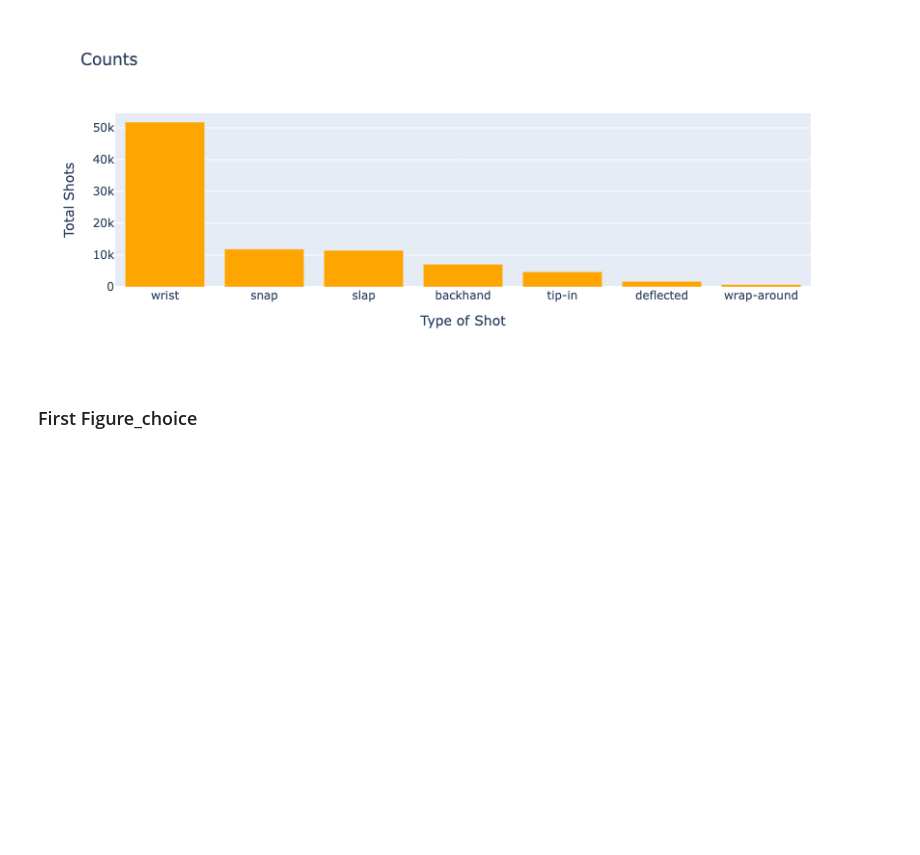
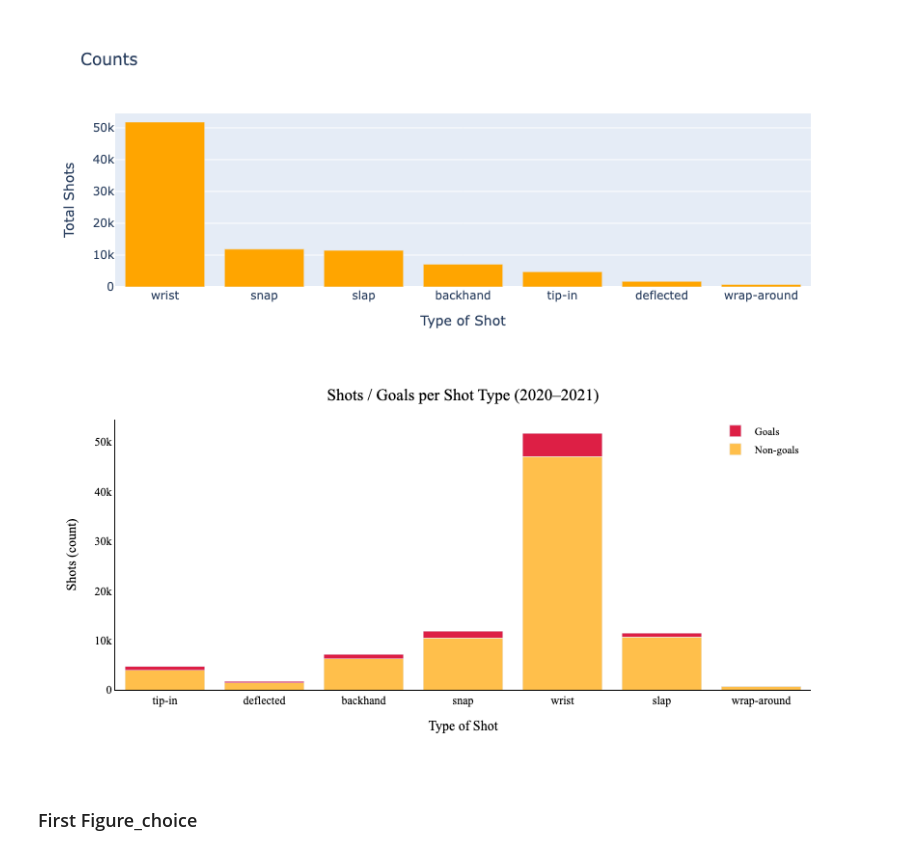
Before and after one commit to AbdelhamidRouatbi/data-science-code, a Jupyter notebook: notebooks/Step_5_simple_vis.ipynb, the cells around one changed output. Cells and saved outputs as stored; diff of their text form; code cells hidden in the pictures; blank space fills up the shorter version.

```diff
--- a/notebooks/Step_5_simple_vis.ipynb
+++ b/notebooks/Step_5_simple_vis.ipynb
@@ -130,6 +130,78 @@ fig.update_layout(
 fig.show()
 # %% [output]
 [figure]
+# %%
+import numpy as np
+import plotly.graph_objects as go
+
+# Order by goal rate (you already had this)
+order = ratios.sort_values(ascending=False).index
+ratios_sorted = ratios.loc[order]
+sums_shots_sorted = sums_shots.loc[order]
+
+# If ratios are in percent (e.g., 12.3 for 12.3%), convert to proportion
+# Comment this out if your ratios are already in [0,1].
+ratios_prop = ratios_sorted / 100.0
+
+# Compute counts
+goals_counts = (ratios_prop * sums_shots_sorted).astype(float)
+non_goals_counts = (sums_shots_sorted - goals_counts).clip(lower=0).astype(float)
+
+fig = go.Figure()
+
+# Stacked bars: Goals + Non-goals = Total shots
+
+fig.add_trace(go.Bar(
+    x=sums_shots_sorted.index.astype(str),
+    y=non_goals_counts.values,
+    name="Non-goals",
+    marker_color="orange",
+    opacity=0.7
+))
+fig.add_trace(go.Bar(
+    x=sums_shots_sorted.index.astype(str),
+    y=goals_counts.values,
+    name="Goals",
+    marker_color="crimson",
+    opacity=0.95
+))
+
+
+family_titles = "Times New Roman"
+fig.update_layout(
+    plot_bgcolor="white",
+    paper_bgcolor="white",
+    title=dict(
+        text="Shots / Goals per Shot Type (2020–2021)",
+        font=dict(size=17, family=family_titles, color="black"),
+        x=0.5,
+        pad=dict(t=1)
+    ),
+    xaxis=dict(
+        title=dict(text="Type of Shot", font=dict(size=14, family=family_titles, color="black")),
+        tickfont=dict(size=12, family=family_titles, color="black"),
+        showgrid=False, zeroline=False, showline=True, linecolor="black", linewidth=1
+    ),
+    yaxis=dict(
+        title=dict(text="Shots (count)", font=dict(size=14, family=family_titles, color="black")),
+        tickfont=dict(size=12, family=family_titles, color="black"),
+        showgrid=False, zeroline=False, showline=True, linecolor="black", linewidth=1
+    ),
+    legend=dict(
+        x=0.99, y=1.01, xanchor="right", yanchor="top",
+        font=dict(size=11, family=family_titles, color="black"),
+        bgcolor="rgba(255,255,255,0.5)"
+    ),
+    barmode="stack",          # <<< stack instead of group
+    margin=dict(t=40),
+    width=800, height=400
+)
+
+#fig.write_image(OUT_PATH_VIS + "Shot_Types_2020_2021.svg")
+#fig.write_image(OUT_PATH_VIS + "Shot_Types_2020_2021.png", scale=5)
+fig.show()
+# %% [output]
+[figure, added]
 # %% [markdown]
 ### First Figure_choice
 # %%
```
Also changed, not shown: parts of 10 cells of this notebook, 15 other files.
